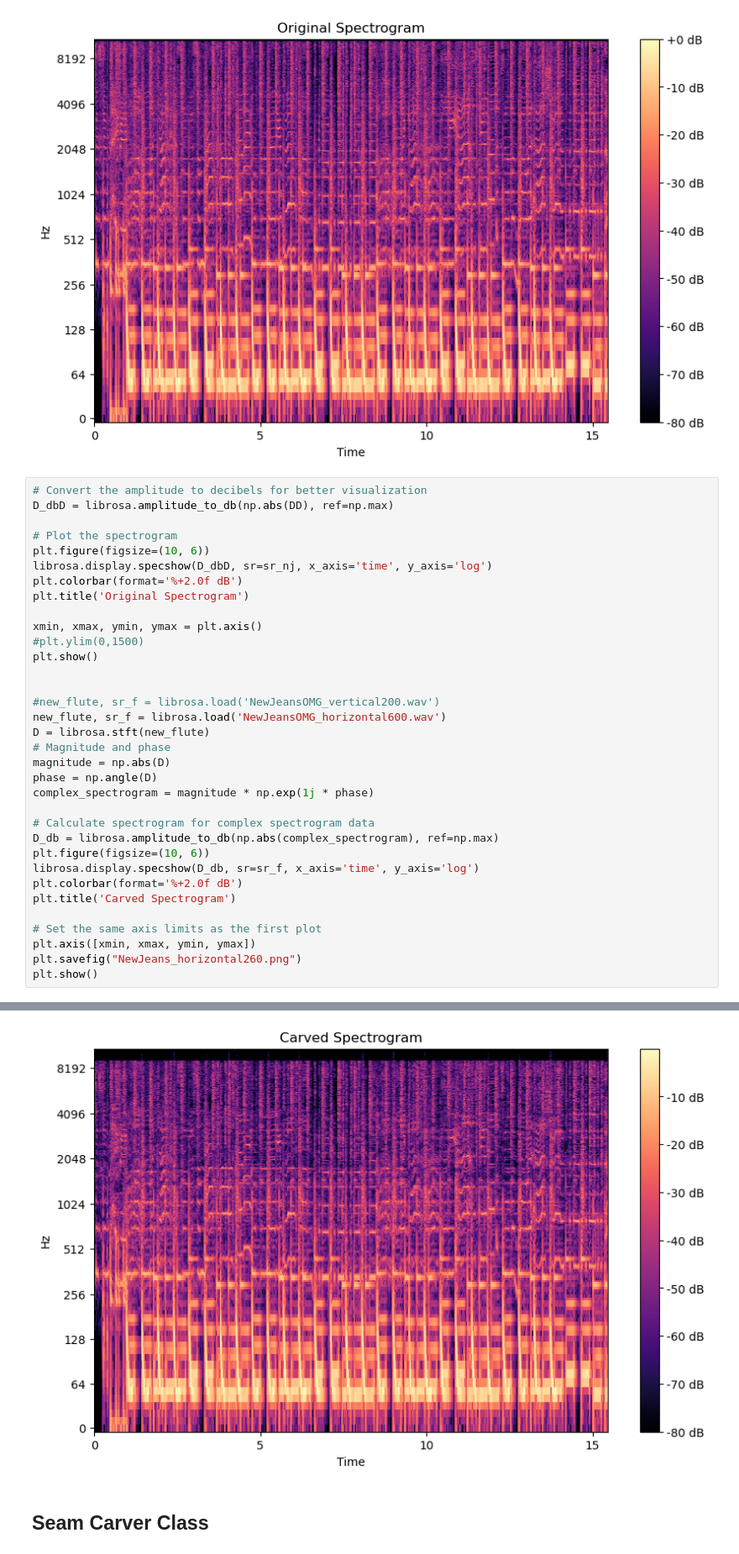
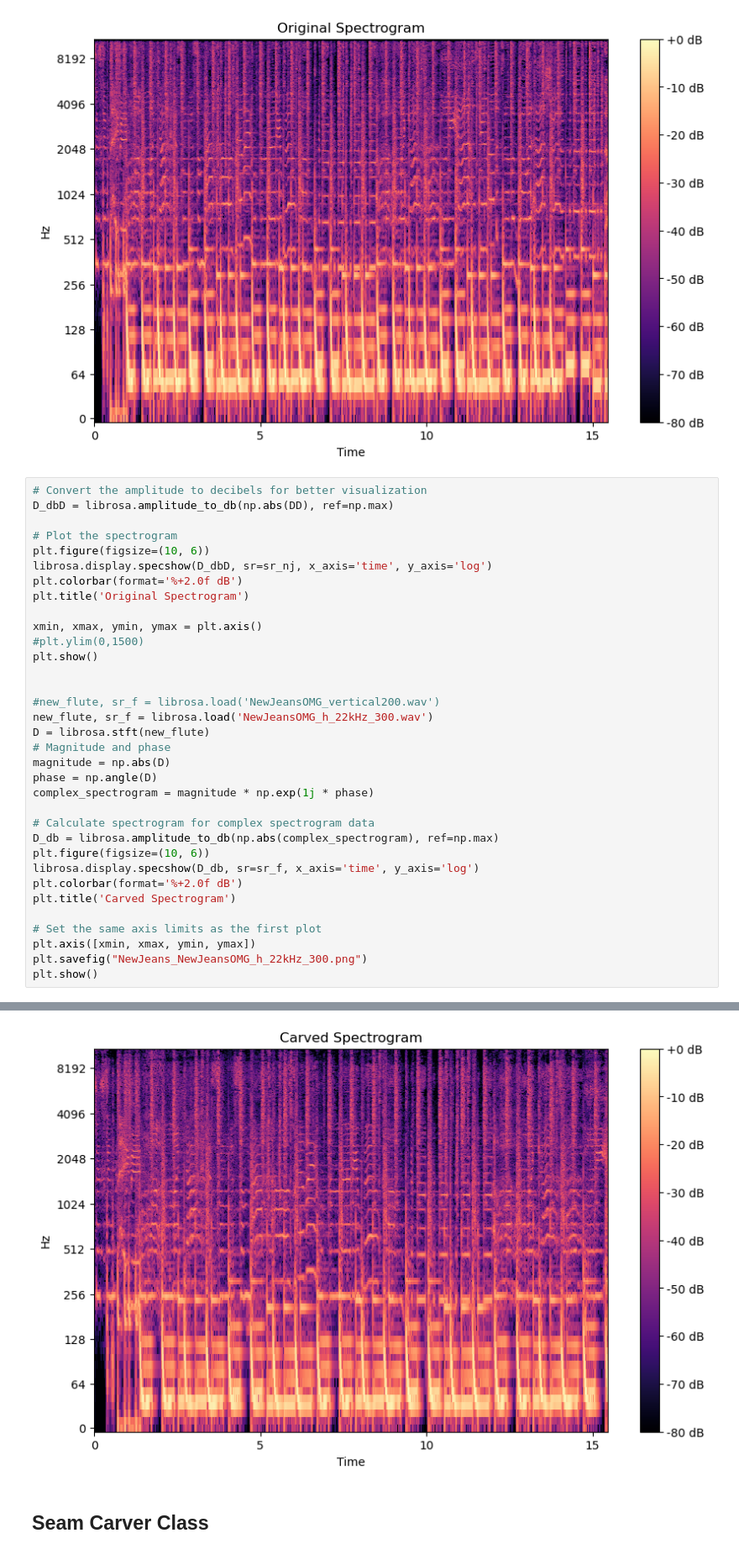
Before and after one commit to Aloosha2/audio_carver, a Jupyter notebook: audio/seamcarving_using_spectrogram.ipynb, the cells around one changed output, grey strips where cells are left out. Shown at 84% size. Saved outputs shown, nothing was run; the diff lists cells and outputs as text.

```diff
--- a/audio/seamcarving_using_spectrogram.ipynb
+++ b/audio/seamcarving_using_spectrogram.ipynb
@@ -60,36 +60,36 @@ D_dbD = librosa.amplitude_to_db(np.abs(DD), ref=np.max)
 # Plot the spectrogram
 plt.figure(figsize=(10, 6))
 librosa.display.specshow(D_dbD, sr=sr_nj, x_axis='time', y_axis='log')
 plt.colorbar(format='%+2.0f dB')
 plt.title('Original Spectrogram')
 
 xmin, xmax, ymin, ymax = plt.axis()
 #plt.ylim(0,1500)
 plt.show()
 
 
 #new_flute, sr_f = librosa.load('NewJeansOMG_vertical200.wav')
-new_flute, sr_f = librosa.load('NewJeansOMG_horizontal600.wav')
+new_flute, sr_f = librosa.load('NewJeansOMG_h_22kHz_300.wav')
 D = librosa.stft(new_flute)
 # Magnitude and phase
 magnitude = np.abs(D)
 phase = np.angle(D)
 complex_spectrogram = magnitude * np.exp(1j * phase)
 
 # Calculate spectrogram for complex spectrogram data
 D_db = librosa.amplitude_to_db(np.abs(complex_spectrogram), ref=np.max)
 plt.figure(figsize=(10, 6))
 librosa.display.specshow(D_db, sr=sr_f, x_axis='time', y_axis='log')
 plt.colorbar(format='%+2.0f dB')
 plt.title('Carved Spectrogram')
 
 # Set the same axis limits as the first plot
 plt.axis([xmin, xmax, ymin, ymax])
-plt.savefig("NewJeans_horizontal260.png")
+plt.savefig("NewJeans_NewJeansOMG_h_22kHz_300.png")
 plt.show()
 # %% [output]
 [figure]
-[figure, old version]
+[figure, new version]
 # %% [markdown]
 ## Seam Carver Class
 # %%
```
Also changed, not shown: 9 other files.
